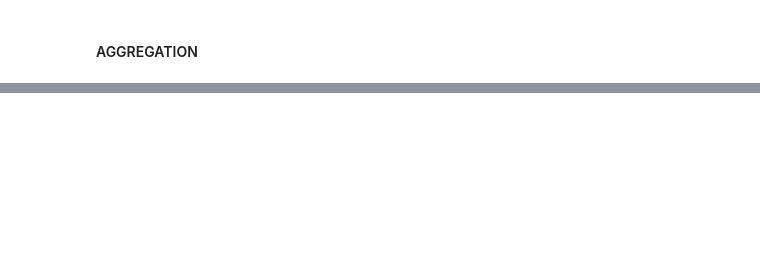
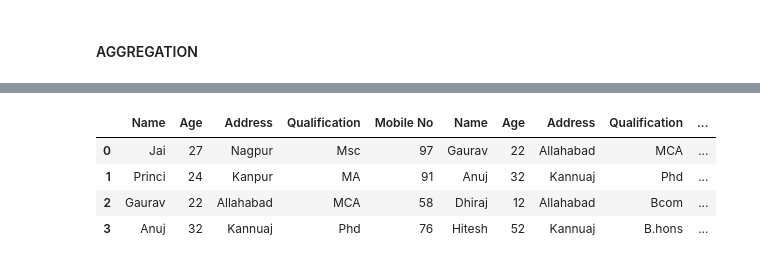
Before and after one commit to binita21/pandas, a Jupyter notebook: pandaspractice.ipynb, the cells around one changed output, grey strips where cells are left out. Saved outputs shown, nothing was run; the diff lists cells and outputs as text; code cells hidden in the pictures; blank space fills up the shorter version.

```diff
--- a/pandaspractice.ipynb
+++ b/pandaspractice.ipynb
@@ -587,0 +716,9 @@ frames
+# %%
+res2 = pd.concat([data1,data2],axis=1,sort=True)
+res2
+# %% [output]
+|  | Name | Age | Address | Qualification | Mobile No | Name | Age | Address | Qualification | ... |
+| 0 | Jai | 27 | Nagpur | Msc | 97 | Gaurav | 22 | Allahabad | MCA | ... |
+| 1 | Princi | 24 | Kanpur | MA | 91 | Anuj | 32 | Kannuaj | Phd | ... |
+| 2 | Gaurav | 22 | Allahabad | MCA | 58 | Dhiraj | 12 | Allahabad | Bcom | ... |
+| 3 | Anuj | 32 | Kannuaj | Phd | 76 | Hitesh | 52 | Kannuaj | B.hons | ... |
```
Also changed, not shown: parts of 41 cells of this notebook.
